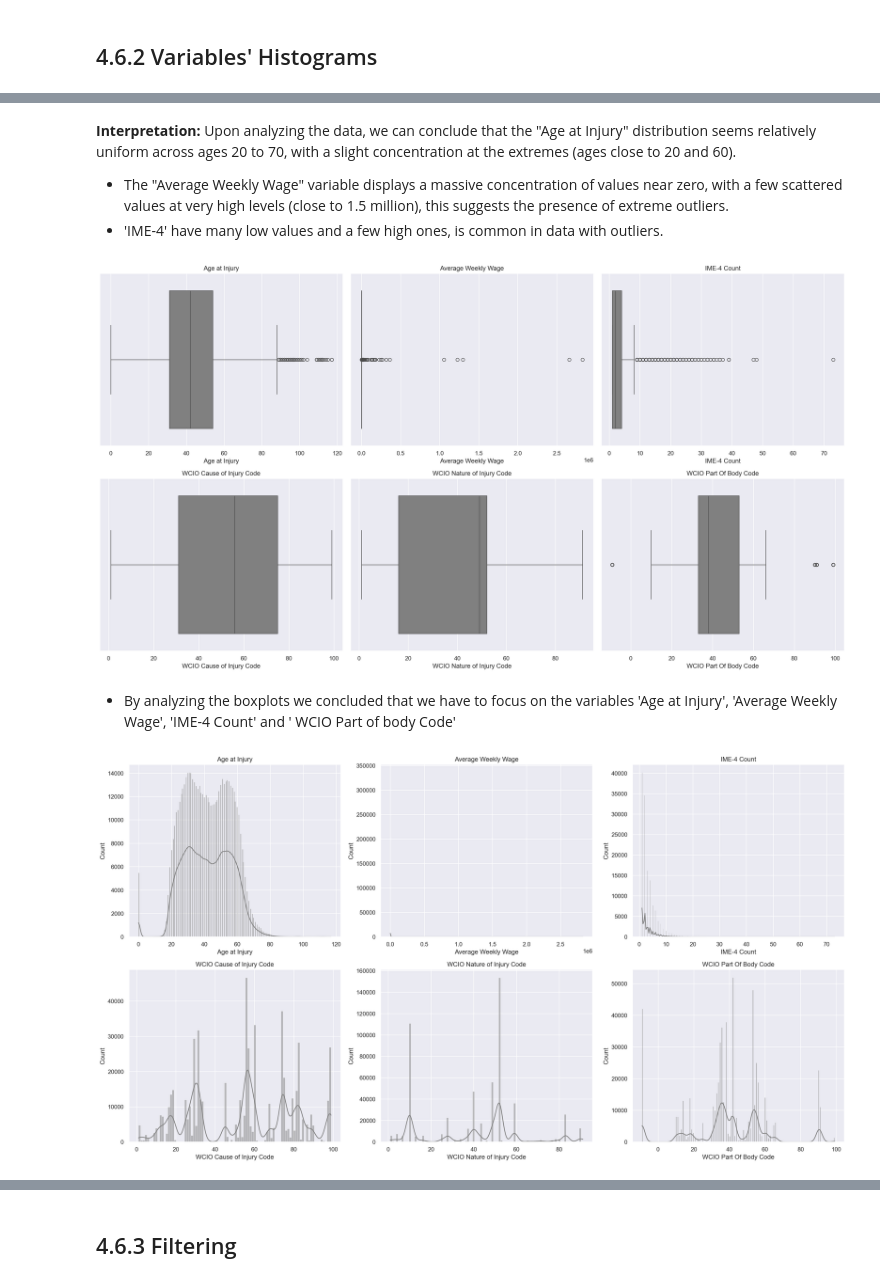
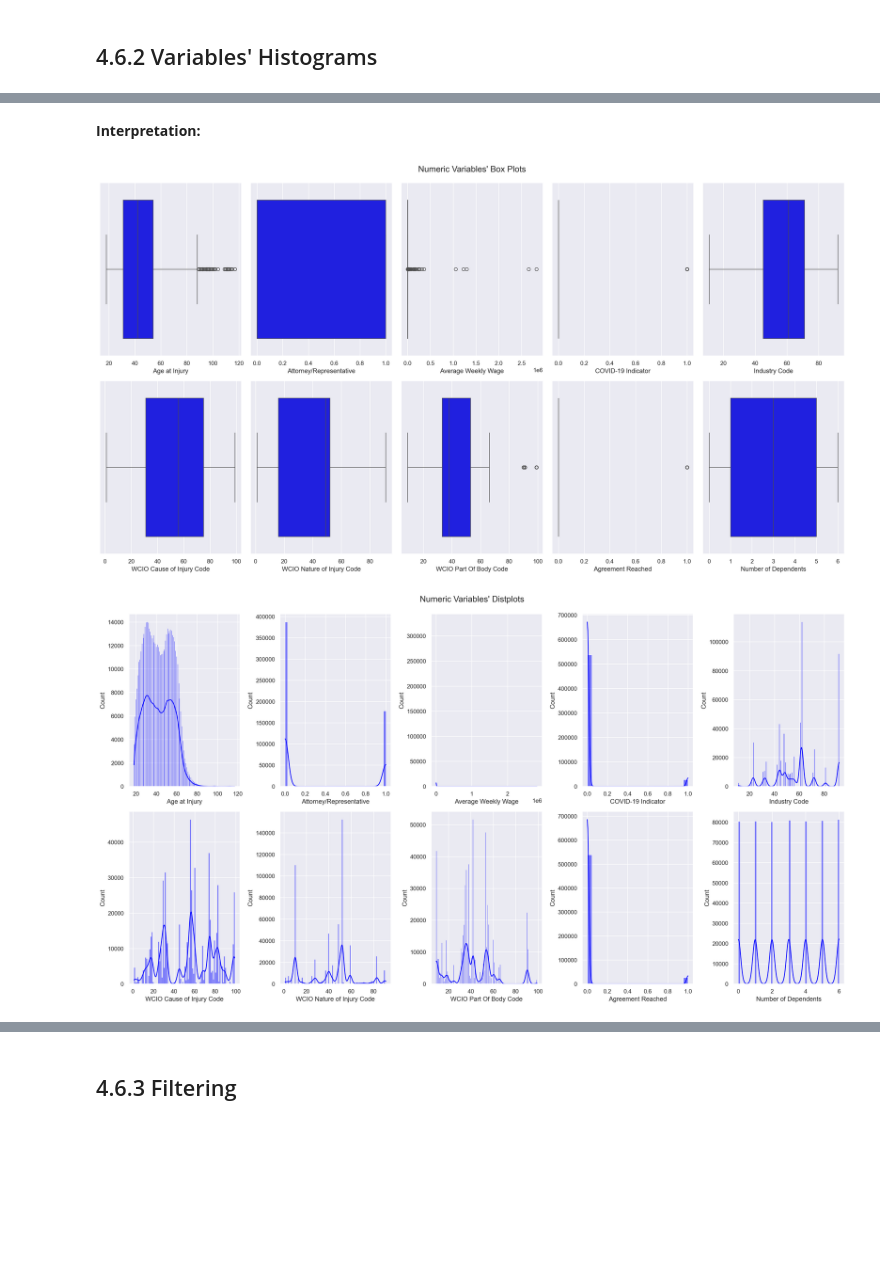
Before and after one commit to mgalao/machine-learning-project, a Jupyter notebook: project/Homework_Group38.ipynb, the cells around one changed output, grey strips where cells are left out. Saved outputs shown, nothing was run; the diff lists cells and outputs as text; code cells hidden in the pictures; blank space fills up the shorter version.

```diff
--- a/project/Homework_Group38.ipynb
+++ b/project/Homework_Group38.ipynb
@@ -1185,0 +1323,4 @@ df_inconsistencies[df_inconsistencies['Accident Date'] > df_inconsistencies['C-2
+# %%
+df_inconsistencies['Diference_C3'] = df_inconsistencies['C-3 Date'] - df_inconsistencies['Accident Date']
+count_dif_C3 = df_inconsistencies[df_inconsistencies['Diference_C3'].dt.days > 731]
+count_dif_C3
@@ -1188,4 +1364,4 @@ df_inconsistencies[df_inconsistencies['Accident Date'] > df_inconsistencies['C-2
 # %% [markdown]
 ## 4.6.1 Outlier - Defining Features
 # %%
-df_outliers = df_train.copy()
+df_outliers = df_inconsistencies.copy()
@@ -1207,2 +1371,9 @@ non_metric_features_final = ['Alternative Dispute Resolution', 'Attorney/Represe
+# %%
+metric_features = list(df_outliers.select_dtypes(include = np.number).set_index(df_outliers.index).columns)
+
+exclude_columns = ['Diference_C3']
+
+# Remove the columns from metric_features
+metric_features = [col for col in metric_features if col not in exclude_columns]
 # %% [markdown]
 ## 4.6.2 Variables' Histograms
@@ -1231,20 +1407,18 @@ plt.show()
 # %%
 #we can plot all numeric features variables histograms in one figure.
-fig, axes = plt.subplots(2, ceil(len(metric_features_final) / 2), figsize = (20, 11))
+fig, axes = plt.subplots(2, ceil(len(metric_features) / 2), figsize = (20, 11))
 
 # ploting the data
 # iterating across axes objects and associate each histogram:
-for ax, feat in zip(axes.flatten(), metric_features_final):
-    ax.hist(df_outliers[feat], bins = 10, color='grey')
+for ax, feat in zip(axes.flatten(), metric_features):
+    ax.hist(df_outliers[feat], bins = 10, color='blue')
     ax.set_title(feat, y = -0.15)
 
 #Removing the empty axles
-for ax in axes.flatten()[len(metric_features_final):]:
+for ax in axes.flatten()[len(metric_features):]:
     fig.delaxes(ax)
 
-# adding a centered title to the figure:
-title = 'Numeric Variables - Histograms'
-plt.suptitle(title)
+plt.suptitle('Numeric Variables Histograms', fontsize=16, y=0.95)
 
 # showing the plot
 plt.show()
@@ -1253,40 +1427,38 @@ plt.show()
-# %% [markdown]
-**Interpretation:** Upon analyzing the data, we can conclude that the "Age at Injury" distribution seems relatively uniform across ages 20 to 70, with a slight concentration at the extremes (ages close to 20 and 60).
-- The "Average Weekly Wage" variable displays a massive concentration of values near zero, with a few scattered values at very high levels (close to 1.5 million), this suggests the presence of extreme outliers.
-- 'IME-4' have many low values and a few high ones, is common in data with outliers.
+# %% [markdown]
+**Interpretation:**
 # %%
 # Creating boxplots for each numerical feature
-fig, axes = plt.subplots(2, ceil(len(metric_features_final) / 2), figsize=(20, 11))
+fig, axes = plt.subplots(2, ceil(len(metric_features) / 2), figsize=(20, 11))
 
-for ax, feat in zip(axes.flatten(), metric_features_final):
-    sns.boxplot(data=df_outliers, x=feat, ax=ax, color='grey')
-    ax.set_title(feat)
+for ax, feat in zip(axes.flatten(), metric_features):
+    sns.boxplot(data=df_outliers, x=feat, ax=ax, color='blue')
+
+plt.suptitle("Numeric Variables' Box Plots", fontsize=16, y=0.99)
 
 #Removing the empty axles
-for ax in axes.flatten()[len(metric_features_final):]:
+for ax in axes.flatten()[len(metric_features):]:
     fig.delaxes(ax)
 
 plt.tight_layout()
 plt.show()
 # %% [output]
-[figure, old version]
+[figure, new version]
-# %% [markdown]
-- By analyzing the boxplots we concluded that we have to focus on the variables 'Age at Injury', 'Average Weekly Wage', 'IME-4 Count' and ' WCIO Part of body Code'
 # %%
 # Creating distribution plots (distplots) for numeric features
-fig, axes = plt.subplots(2, ceil(len(metric_features_final) / 2), figsize=(20, 11))
+fig, axes = plt.subplots(2, ceil(len(metric_features) / 2), figsize=(20, 11))
 
 # Loop through the numeric features and create distribution plots
-for ax, feat in zip(axes.flatten(), metric_features_final):
-    sns.histplot(data=df_outliers, x=feat, kde=True, ax=ax, color='grey')  # kde=True adds a kernel density estimate
-    ax.set_title(feat)
+for ax, feat in zip(axes.flatten(), metric_features):
+    sns.histplot(data=df_outliers, x=feat, kde=True, ax=ax, color='blue')  # kde=True adds a kernel density estimate
+
+plt.suptitle("Numeric Variables' Distplots", fontsize=16, y=0.99)
 
 #Removing the empty axles
-for ax in axes.flatten()[len(metric_features_final):]:
+for ax in axes.flatten()[len(metric_features):]:
     fig.delaxes(ax)
 
 # Adjust the layout to avoid overlap
 plt.tight_layout()
 plt.show()
 # %% [output]
-[figure, old version]
+[figure, new version]
```
Also changed, not shown: parts of 98 cells of this notebook, 1 other file.
